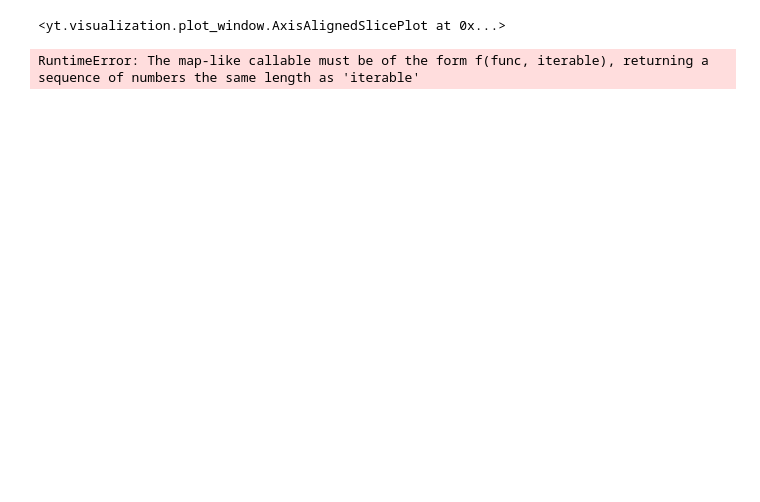
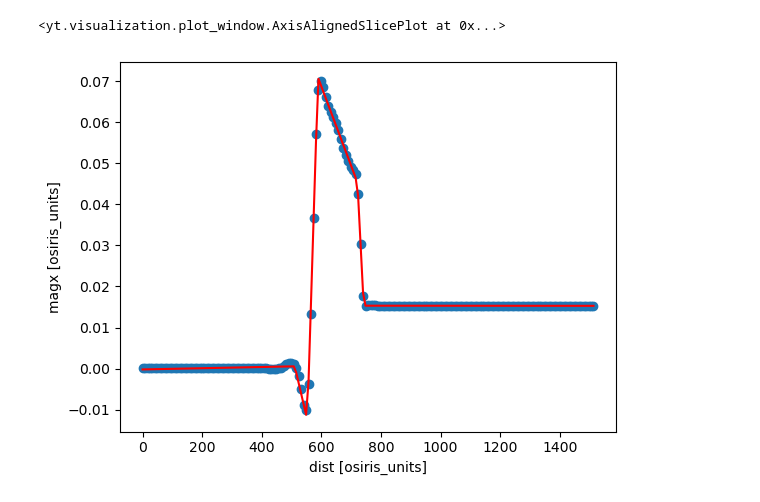
Before and after one commit to Schaeffer-Lab/MagShockZ, a Jupyter notebook: FLASH_OSIRIS_interface/simplified_magshockz.ipynb, the cells around one changed output. Drawn from its saved outputs; the diff is of its cells as text; code cells hidden in the pictures; blank space fills up the shorter version.

```diff
--- a/FLASH_OSIRIS_interface/simplified_magshockz.ipynb
+++ b/FLASH_OSIRIS_interface/simplified_magshockz.ipynb
@@ -20,7 +20,7 @@ yt.enable_plugins()
 ds = yt.load_for_osiris(data_path, rqm_factor = 10)
 
 start_point = (0,0.01,0)
-end_point = (0,0.5,0)
+end_point = (0,0.37,0)
 
 lineout = Ray(ds, start_point, end_point)
 
@@ -42,5 +47,5 @@ yt : [INFO     ] 2025-07-21 17:44:56,742 Making a fixed resolution buffer of (('
 <yt.visualization.plot_window.AxisAlignedSlicePlot at 0x...>
-RuntimeError: The map-like callable must be of the form f(func, iterable), returning a sequence of numbers the same length as 'iterable'
+[figure, added]
 # %%
 lineout.fit("sidens", degree=8, fit_func="piecewise", plot=True)
 lineout.fit("aldens", degree=8, fit_func="piecewise", plot=True)
```
Also changed, not shown: parts of 9 cells of this notebook, 2 other files.
